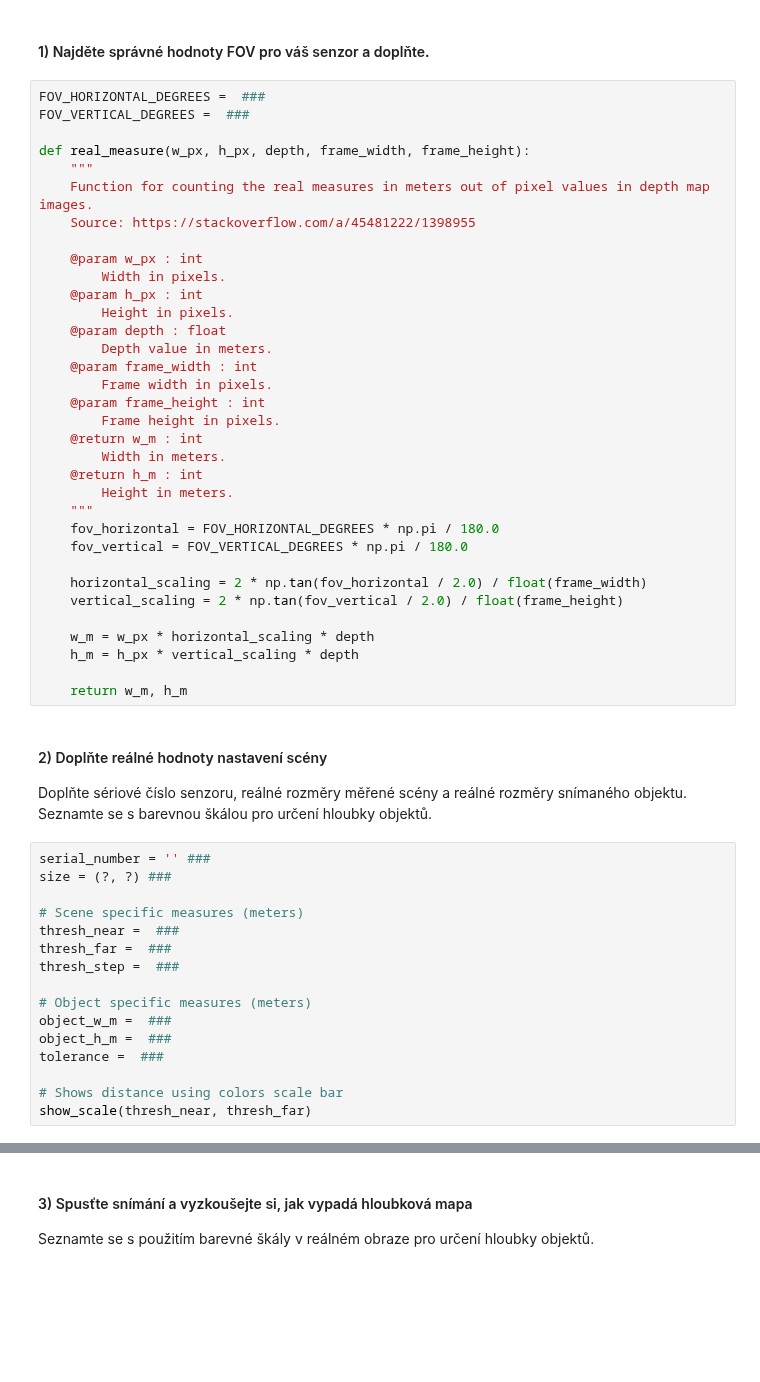
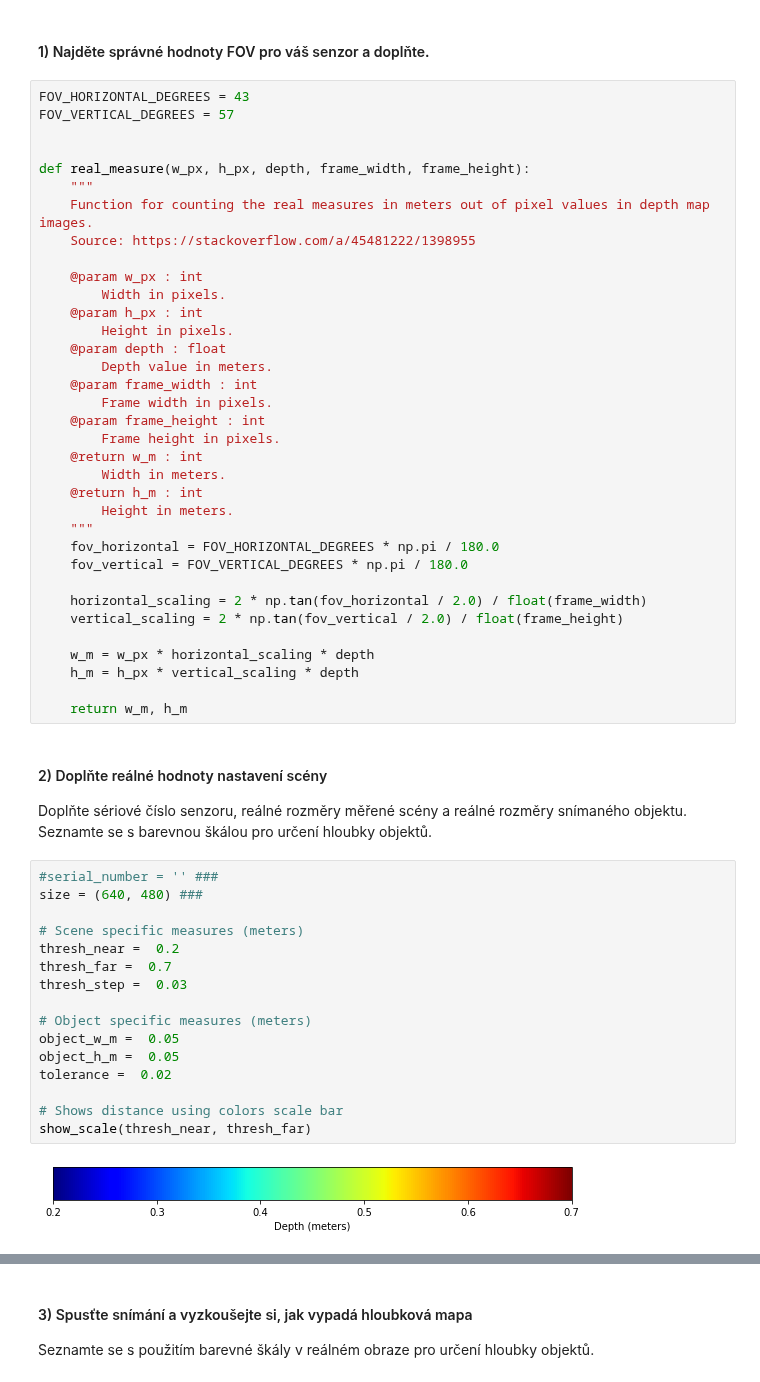
Before and after one commit to ImprolabFIT/BI-SVZ-coursework, a Jupyter notebook: tutorials/files/8/depth-collisions.ipynb, the cells around one changed output, grey strips where cells are left out. Drawn from its saved outputs; the diff is of its cells as text; blank space fills up the shorter version.

```diff
--- a/tutorials/files/8/depth-collisions.ipynb
+++ b/tutorials/files/8/depth-collisions.ipynb
@@ -448,8 +574,9 @@ K výpočtu reálných rozměrů objektů v hloubkové mapě je zapotřebí zná
 # %% [markdown]
 #### 1) Najděte správné hodnoty FOV pro váš senzor a doplňte.
 # %%
-FOV_HORIZONTAL_DEGREES =  ###
-FOV_VERTICAL_DEGREES =  ###
+FOV_HORIZONTAL_DEGREES = 43
+FOV_VERTICAL_DEGREES = 57
+
 
 def real_measure(w_px, h_px, depth, frame_width, frame_height):
     """
@@ -485,21 +612,23 @@ def real_measure(w_px, h_px, depth, frame_width, frame_height):
 #### 2) Doplňte reálné hodnoty nastavení scény
 Doplňte sériové číslo senzoru, reálné rozměry měřené scény a reálné rozměry snímaného objektu. Seznamte se s barevnou škálou pro určení hloubky objektů.
 # %%
-serial_number = '' ###
-size = (?, ?) ###
+#serial_number = '' ###
+size = (640, 480) ###
 
 # Scene specific measures (meters)
-thresh_near =  ###
-thresh_far =  ###
-thresh_step =  ###
+thresh_near =  0.2
+thresh_far =  0.7
+thresh_step =  0.03
 
 # Object specific measures (meters)
-object_w_m =  ###
-object_h_m =  ###
-tolerance =  ###
+object_w_m =  0.05
+object_h_m =  0.05
+tolerance =  0.02
 
 # Shows distance using colors scale bar
 show_scale(thresh_near, thresh_far)
+# %% [output]
+[figure, added]
 # %%
 # Settings dictionary creation - DO NOT modify
 params_dict = dict()
```
Also changed, not shown: parts of 9 cells of this notebook, 1 other file.
